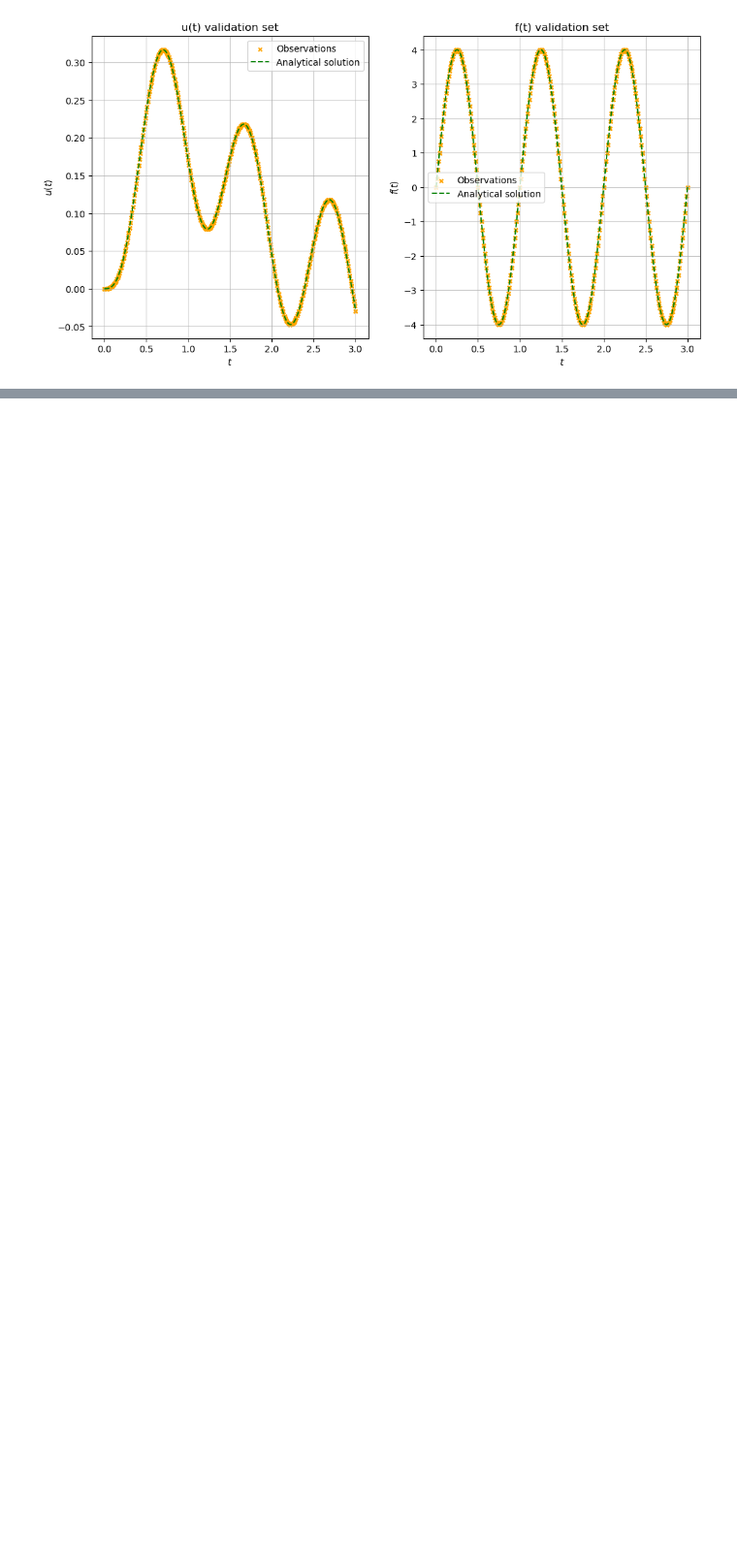
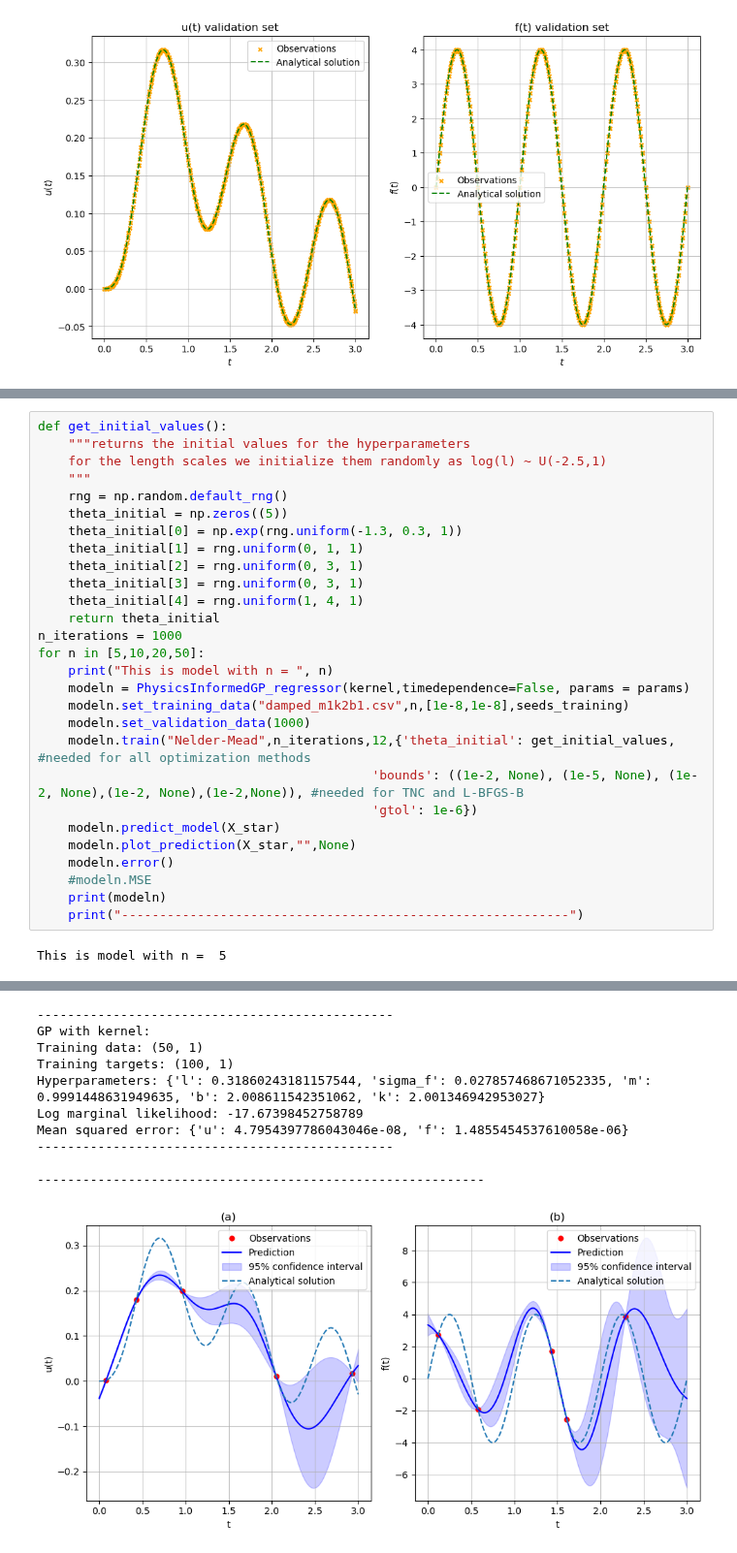
Before and after one commit to TobiLeitgeb/Code_bac, a Jupyter notebook: final_examples/oscillator/oscillator.ipynb, the cells around one changed output, grey strips where cells are left out. Shown at 97% size. Cells and saved outputs as stored; diff of their text form; blank space fills up the shorter version.

```diff
--- a/final_examples/oscillator/oscillator.ipynb
+++ b/final_examples/oscillator/oscillator.ipynb
@@ -112,0 +127,30 @@ model2.MSE
+# %%
+def get_initial_values():
+    """returns the initial values for the hyperparameters
+    for the length scales we initialize them randomly as log(l) ~ U(-2.5,1)
+    """
+    rng = np.random.default_rng()
+    theta_initial = np.zeros((5))
+    theta_initial[0] = np.exp(rng.uniform(-1.3, 0.3, 1))
+    theta_initial[1] = rng.uniform(0, 1, 1)
+    theta_initial[2] = rng.uniform(0, 3, 1)
+    theta_initial[3] = rng.uniform(0, 3, 1)
+    theta_initial[4] = rng.uniform(1, 4, 1)
+    return theta_initial
+n_iterations = 1000
+for n in [5,10,20,50]:
+    print("This is model with n = ", n)
+    modeln = PhysicsInformedGP_regressor(kernel,timedependence=False, params = params)
+    modeln.set_training_data("damped_m1k2b1.csv",n,[1e-8,1e-8],seeds_training)
+    modeln.set_validation_data(1000)
+    modeln.train("Nelder-Mead",n_iterations,12,{'theta_initial': get_initial_values,   #needed for all optimization methods
+                                            'bounds': ((1e-2, None), (1e-5, None), (1e-2, None),(1e-2, None),(1e-2,None)), #needed for TNC and L-BFGS-B
+                                            'gtol': 1e-6})
+    modeln.predict_model(X_star)
+    modeln.plot_prediction(X_star,"",None)
+    modeln.error()
+    #modeln.MSE
+    print(modeln)
+    print("-----------------------------------------------------------")
+# %% [output]
+This is model with n =  5
@@ -112,0 +258,11 @@ model2.MSE
+-----------------------------------------------
+GP with kernel:
+Training data: (50, 1)
+Training targets: (100, 1)
+Hyperparameters: {'l': 0.31860243181157544, 'sigma_f': 0.027857468671052335, 'm': 0.9991448631949635, 'b': 2.008611542351062, 'k': 2.001346942953027}
+Log marginal likelihood: -17.67398452758789
+Mean squared error: {'u': 4.7954397786043046e-08, 'f': 1.4855454537610058e-06}
+-----------------------------------------------
+
+-----------------------------------------------------------
+[figure, added]
```
Also changed, not shown: parts of 8 cells of this notebook, 20 other files.
